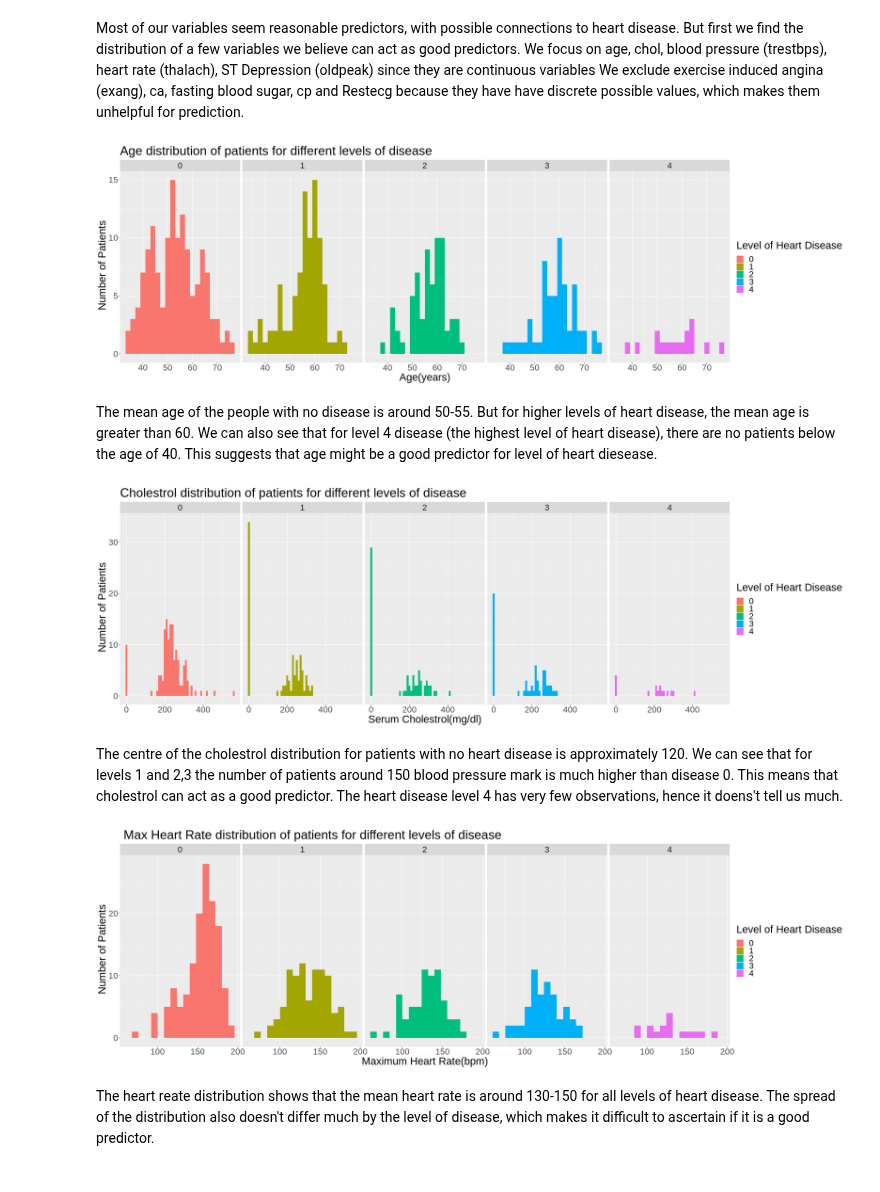
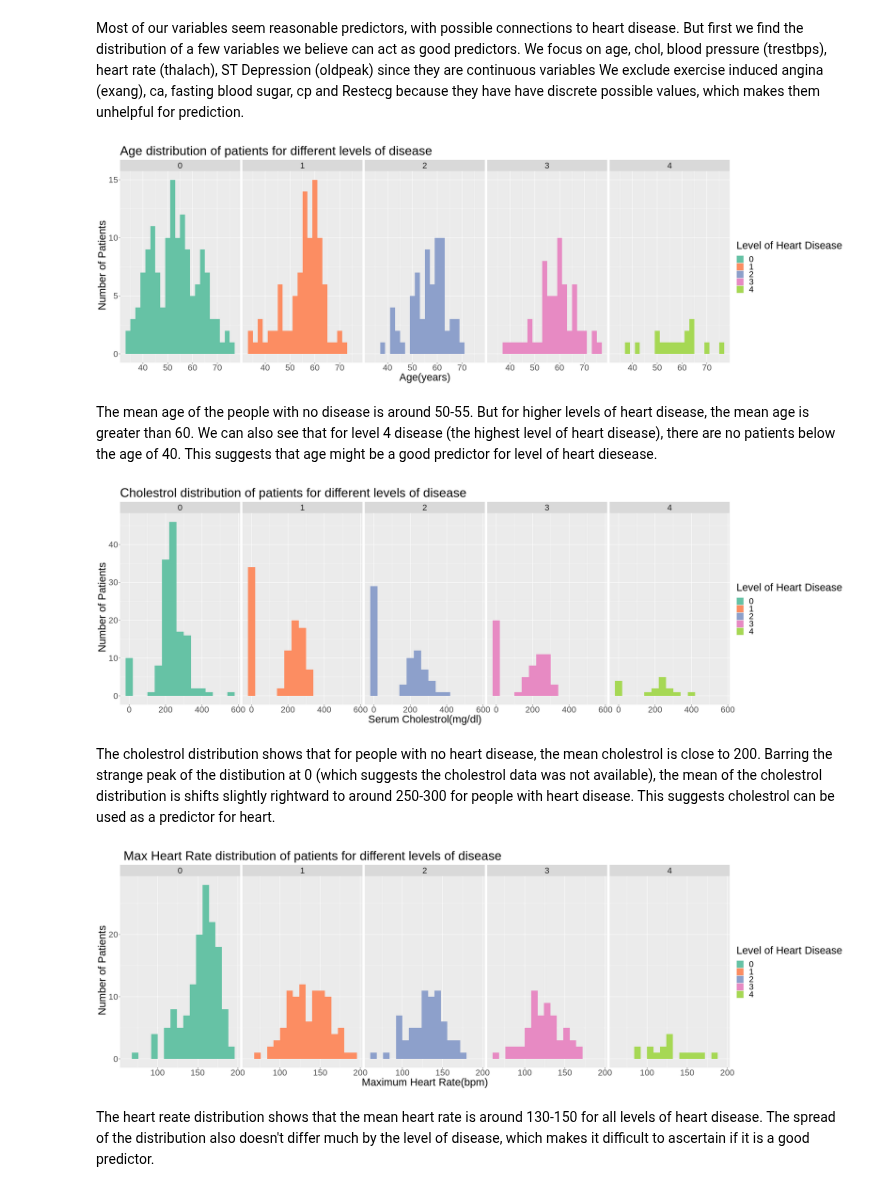
Before and after one commit to sachit-sharma/dsci-100-group-project-group53, a Jupyter notebook: project_report.ipynb, the cells around one changed output. Cells and saved outputs as stored; diff of their text form; code cells hidden in the pictures.

Commit message:
Added Visualisation of Results

```diff
--- a/project_report.ipynb
+++ b/project_report.ipynb
@@ -186,45 +186,46 @@ Most of our variables seem reasonable predictors, with possible connections to h
 # %%
 options(repr.plot.width = 25, repr.plot.height = 8)
 
 age_hist <- ggplot(heart_disease_train,  aes(x = age, fill = class))  +
              geom_histogram(binwidth = 2) +
              labs(x = "Age(years)",  y = " Number of Patients", fill = "Level of Heart Disease") +
              facet_grid(cols = vars(class)) +
-             scale_color_brewer(palette = "Set2") +
+             scale_fill_brewer(palette = "Set2") +
              ggtitle("Age distribution of patients for different levels of disease" ) +
              theme(text = element_text(size = 25))
 age_hist
 # %% [output]
-[figure, old version]
+[figure, new version]
 # %% [markdown]
 The mean age of the people with no disease is around 50-55. But for higher levels of heart disease, the mean age is greater than 60. We can also see that for level 4 disease (the highest level of heart disease), there are no patients below the age of 40.  This suggests that age might be a good predictor for level of heart diesease.
 # %%
 options(repr.plot.width = 25, repr.plot.height = 8)
 chol_hist <- ggplot(heart_disease_train, aes(x = chol, fill = class)) +
-             geom_histogram(binwidth = 10) +
+             geom_histogram(binwidth = 40) +
              labs(x = "Serum Cholestrol(mg/dl)",
                   y = " Number of Patients",
                   fill = "Level of Heart Disease") +
              ggtitle("Cholestrol distribution of patients for different levels of disease" ) +
+            scale_fill_brewer(palette = "Set2") +
              facet_grid(cols = vars(class)) +
              theme(text = element_text(size = 25))
 chol_hist
 # %% [output]
-[figure, old version]
+[figure, new version]
 # %% [markdown]
-The centre of the cholestrol distribution for patients with no heart disease is approximately 120. We can see that for levels 1 and 2,3 the number of patients around 150 blood pressure mark is much higher than disease 0. This means that cholestrol can act as a good predictor. The heart disease level 4 has very few observations, hence it doens't tell us much.
+The cholestrol distribution shows that for people with no heart disease, the mean cholestrol is close to 200. Barring the strange peak of the distibution at 0 (which suggests the cholestrol data was not available), the mean of the cholestrol distribution is shifts slightly rightward to around 250-300 for people with heart disease. This suggests cholestrol can be used as a predictor for heart.
 # %%
 options(repr.plot.width = 25, repr.plot.height = 8)
 thalach_hist <- ggplot(heart_disease_train,  aes(x = thalach, fill = class))  +
                geom_histogram(binwidth = 8) +
                labs(x = "Maximum Heart Rate(bpm)",  y = " Number of Patients", fill = "Level of Heart Disease") +
                facet_grid(cols = vars(class)) +
-               scale_color_brewer(palette = "Set2") +
+               scale_fill_brewer(palette = "Set2") +
                ggtitle(" Max Heart Rate distribution of patients for different levels of disease" ) +
              theme(text = element_text(size = 25))
 thalach_hist
 # %% [output]
-[figure, old version]
+[figure, new version]
 # %% [markdown]
 The heart reate distribution shows that the mean heart rate is around 130-150 for all levels of heart disease. The spread of the distribution also doesn't differ much by the level of disease, which makes it difficult to ascertain if it is a good predictor.
 # %%
```
Also changed, not shown: parts of 25 cells of this notebook.
